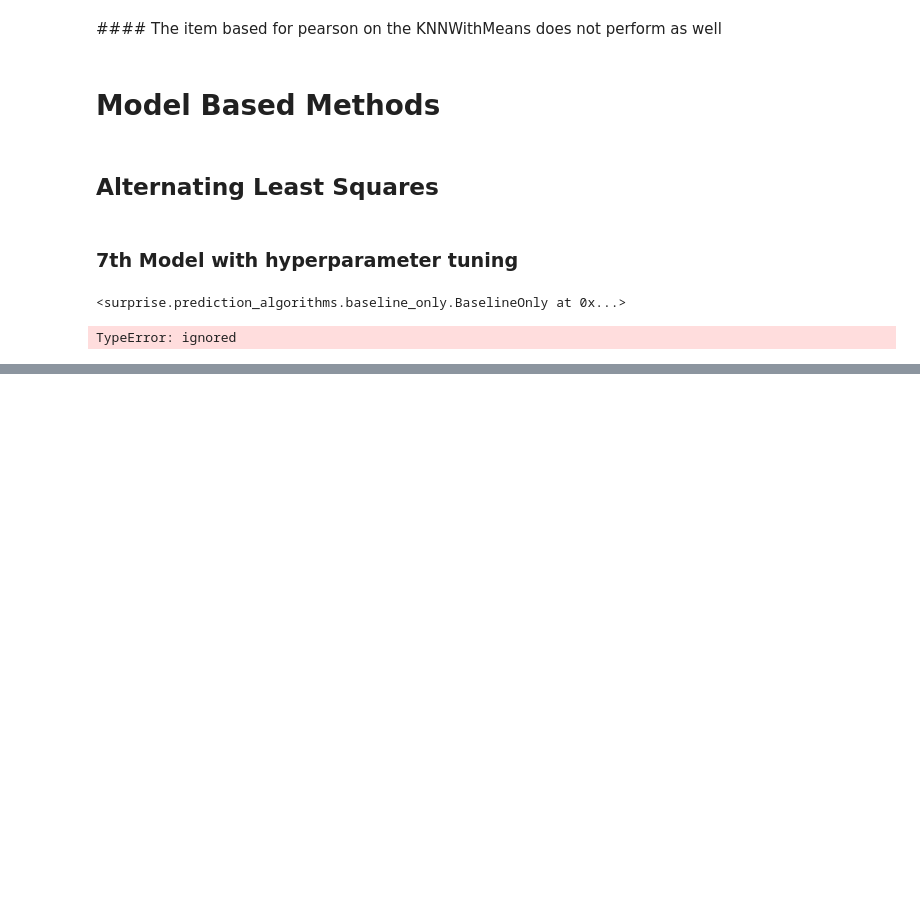
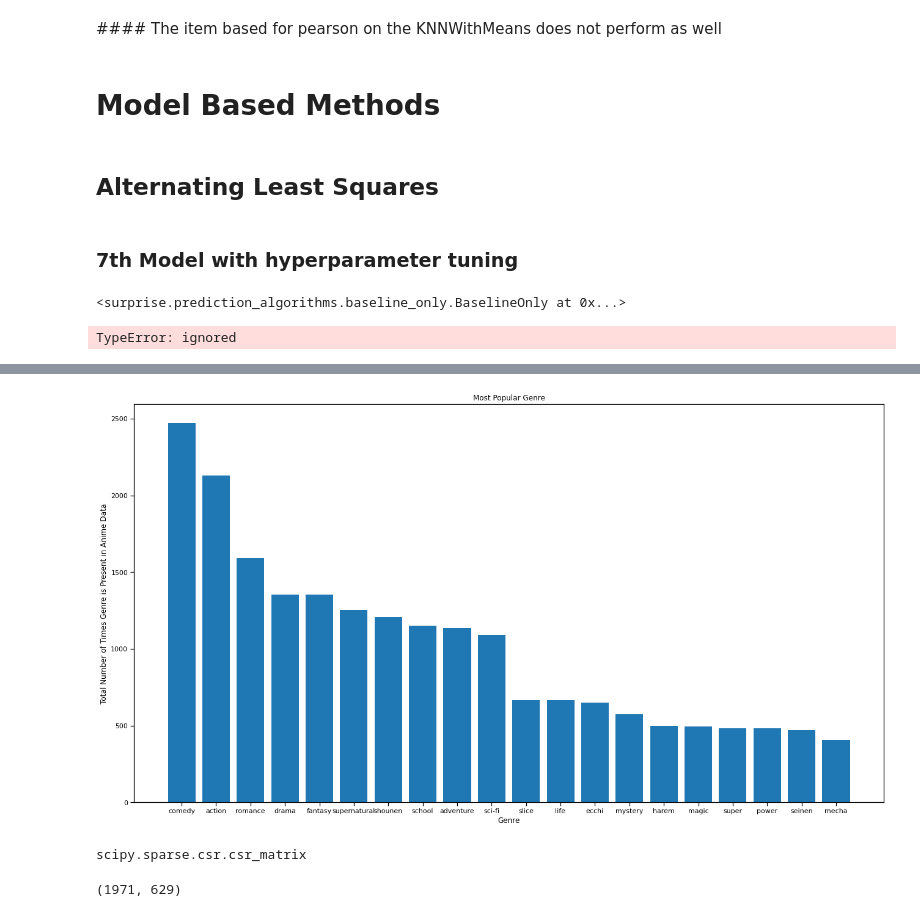
Before and after one commit to anilaq/capstone, a Jupyter notebook: latest.ipynb, the cells around one changed output, grey strips where cells are left out. Saved outputs shown, nothing was run; the diff lists cells and outputs as text; code cells hidden in the pictures; blank space fills up the shorter version.

```diff
--- a/latest.ipynb
+++ b/latest.ipynb
@@ -882,0 +1042,4 @@ TypeError: ignored
+# %%
+total_vocab = set()
+for doc in processed_tags:
+  total_vocab.update(doc)
@@ -882,0 +1050,6 @@ TypeError: ignored
+# %%
+articles_concat = []
+for doc in processed_tags:
+  articles_concat += doc
+# %%
+freqdist = FreqDist(articles_concat)
@@ -882,0 +1076,3 @@ TypeError: ignored
+# %%
+most_common_genre = freqdist.most_common(20)
+most_common_genre
@@ -882,0 +1100,9 @@ TypeError: ignored
+# %%
+plt.figure(figsize=(22,12))
+plt.bar([word[0] for word in most_common_genre], [word[1] for word in most_common_genre])
+plt.title("Most Popular Genre")
+plt.xlabel("Genre")
+plt.ylabel("Total Number of Times Genre is Present in Anime Data")
+plt.show()
+# %% [output]
+[figure, added]
@@ -882,0 +1115,8 @@ TypeError: ignored
+# %%
+type(tf_idf_data_train)
+# %% [output]
+scipy.sparse.csr.csr_matrix
+# %%
+tf_idf_data_train.shape
+# %% [output]
+(1971, 629)
```
Also changed, not shown: parts of 89 cells of this notebook.
